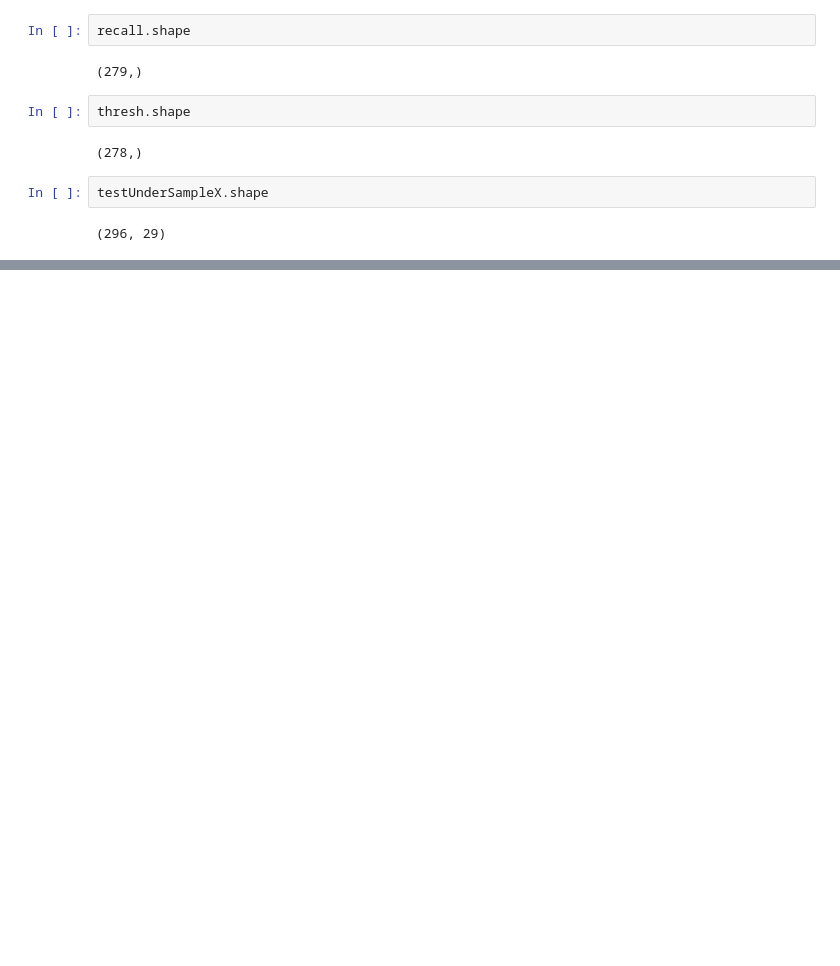
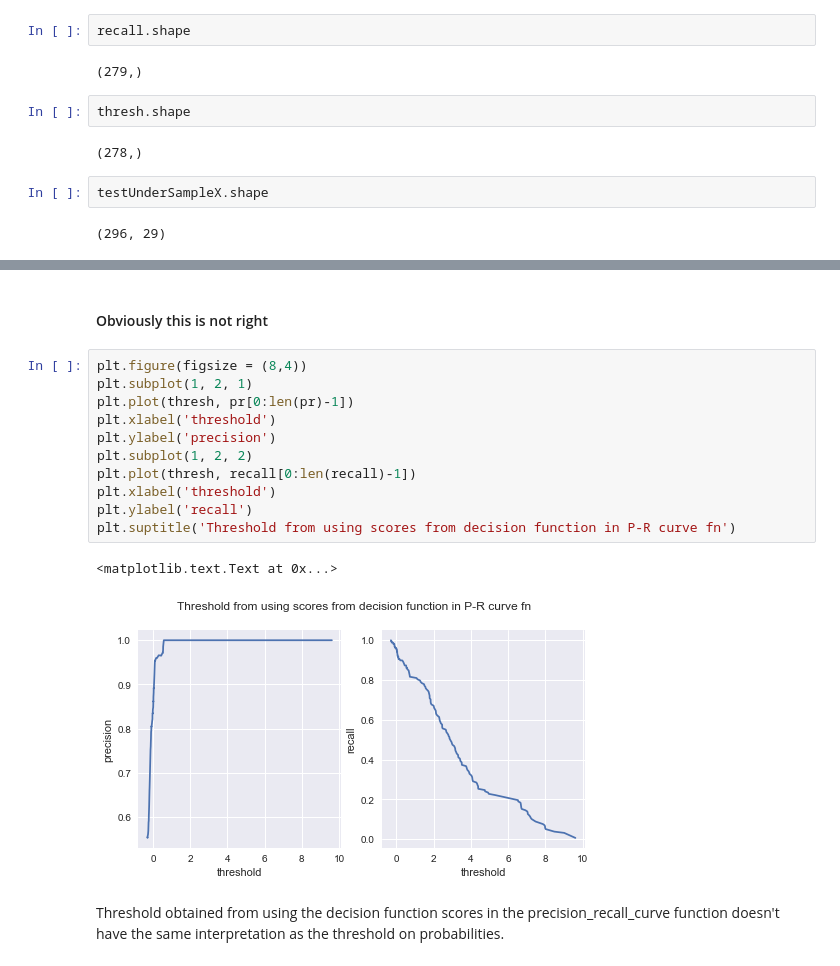
Before and after one commit to sushant2811/CreditCardFraudDetection, a Jupyter notebook: CreditCardFraudDetection.ipynb, the cells around one changed output, grey strips where cells are left out. Drawn from its saved outputs; the diff is of its cells as text; blank space fills up the shorter version.

```diff
--- a/CreditCardFraudDetection.ipynb
+++ b/CreditCardFraudDetection.ipynb
@@ -1012,0 +1015,18 @@ testUnderSampleX.shape
+# %% [markdown]
+#### Obviously this is not right
+# %%
+plt.figure(figsize = (8,4))
+plt.subplot(1, 2, 1)
+plt.plot(thresh, pr[0:len(pr)-1])
+plt.xlabel('threshold')
+plt.ylabel('precision')
+plt.subplot(1, 2, 2)
+plt.plot(thresh, recall[0:len(recall)-1])
+plt.xlabel('threshold')
+plt.ylabel('recall')
+plt.suptitle('Threshold from using scores from decision function in P-R curve fn')
+# %% [output]
+<matplotlib.text.Text at 0x...>
+[figure, added]
+# %% [markdown]
+Threshold obtained from using the decision function scores in the precision_recall_curve function doesn't have the same interpretation as the threshold on probabilities.
```
Also changed, not shown: parts of 7 cells of this notebook.
